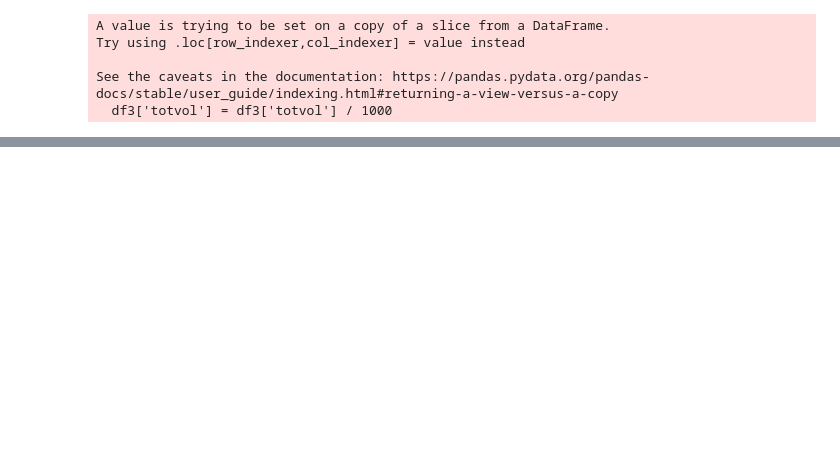
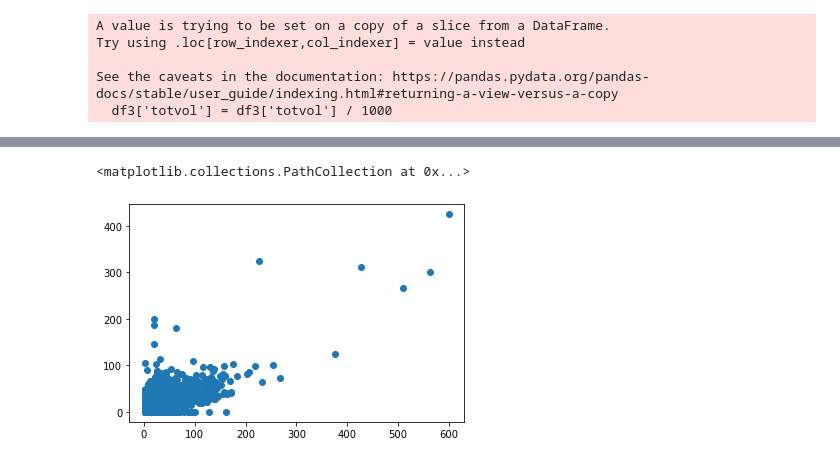
Before and after one commit to steingartpeter/ANACONDA, a Jupyter notebook: Win10DataClean.ipynb, the cells around one changed output, grey strips where cells are left out. Saved outputs shown, nothing was run; the diff lists cells and outputs as text; code cells hidden in the pictures; blank space fills up the shorter version.

```diff
--- a/Win10DataClean.ipynb
+++ b/Win10DataClean.ipynb
@@ -10,7 +10,7 @@ pd.set_option("display.max_rows", 25)
 # %%
 import mysql.connector as db
 # %%
-con = mysql.connector.connect(host='localhost',user='ax07998',password='Abcd1234.',database='hu_monitor')
+con = db.connect(host='localhost',user='ax07998',password='Abcd1234.',database='hu_monitor')
 # %%
 df = pd.read_sql('SELECT * FROM hu_monitor.kicsomdata',con)
 df.info()
@@ -110,0 +188,5 @@ See the caveats in the documentation: https://pandas.pydata.org/pandas-docs/stab
+# %%
+plt.scatter(df3['sorok'],df3['percek'])
+# %% [output]
+<matplotlib.collections.PathCollection at 0x...>
+[figure, added]
```
Also changed, not shown: parts of 6 cells of this notebook, 1 other file.
